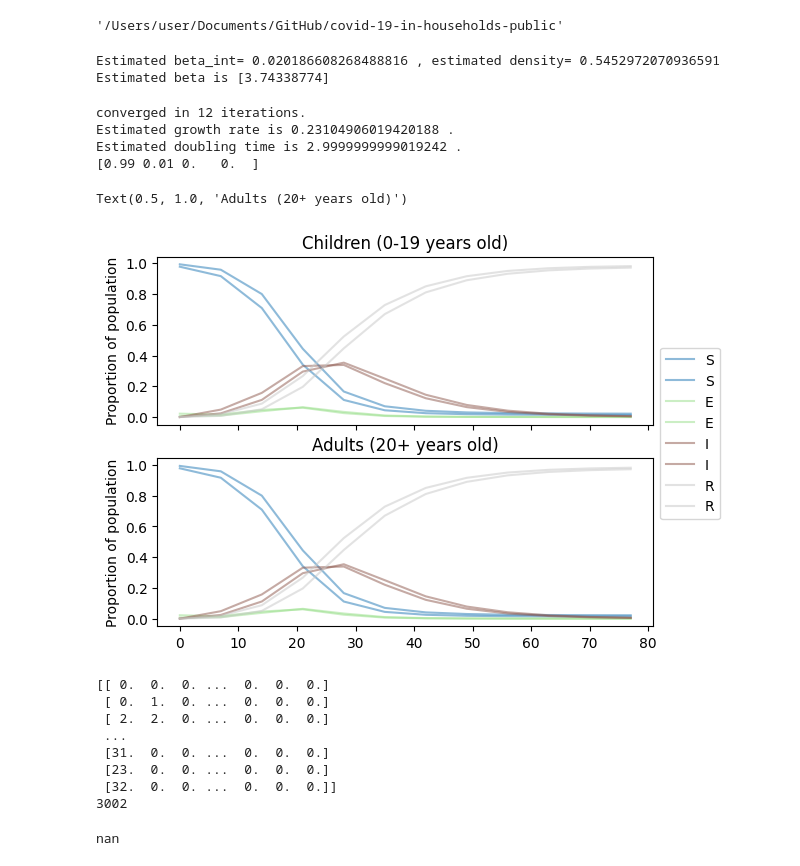
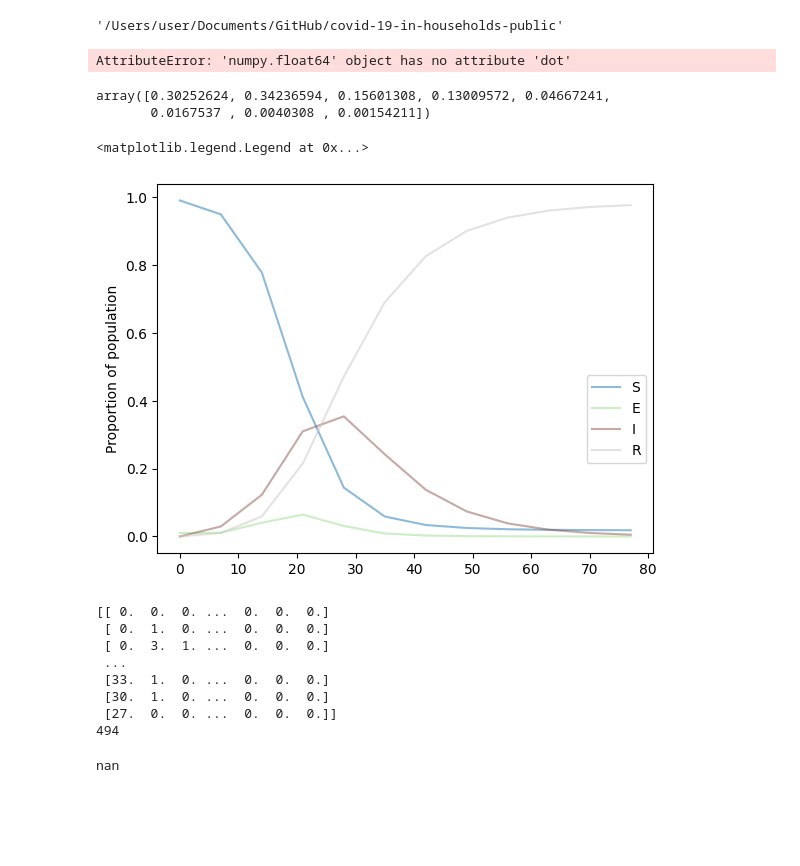
Before and after one commit to JBHilton/covid-19-in-households-public, a Jupyter notebook: examples/inference-from-testing/testing_with_modular_code.ipynb, the cells around one changed output. Saved outputs shown, nothing was run; the diff lists cells and outputs as text; code cells hidden in the pictures; blank space fills up the shorter version.

Commit message:
Changed inference example to single age class

```diff
--- a/examples/inference-from-testing/testing_with_modular_code.ipynb
+++ b/examples/inference-from-testing/testing_with_modular_code.ipynb
@@ -34,21 +34,21 @@ from model.imports import NoImportModel
 DOUBLING_TIME = 3
 growth_rate = log(2) / DOUBLING_TIME
 
-# List of observed household compositions
-composition_list = read_csv(
-    'inputs/eng_and_wales_adult_child_composition_list.csv',
-    header=0).to_numpy()
-# Proportion of households which are in each composition
 comp_dist = read_csv(
-    'inputs/eng_and_wales_adult_child_composition_dist.csv',
+    'inputs/england_hh_size_dist.csv',
     header=0).to_numpy().squeeze()
+max_hh_size = len(comp_dist)
+composition_list = np.atleast_2d(arange(1, max_hh_size+1)).T
+
+#comp_dist = array([1.])
+#composition_list = array([[1]])
 
 if isdir('outputs') is False:
     mkdir('outputs')
-if isdir('outputs/uk') is False:
-    mkdir('outputs/uk')
+if isdir('outputs/inference-from-testing') is False:
+    mkdir('outputs/inference-from-testing')
 
-SPEC = {**TWO_AGE_SEIR_SPEC_FOR_FITTING, **TWO_AGE_UK_SPEC}
+SPEC = {**SINGLE_AGE_SEIR_SPEC_FOR_FITTING, **SINGLE_AGE_UK_SPEC}
 model_input_to_fit = SEIRInput(SPEC, composition_list, comp_dist)
 household_population_to_fit = HouseholdPopulation(
     composition_list, comp_dist, model_input_to_fit)
@@ -57,7 +57,7 @@ beta_ext = estimate_beta_ext(household_population_to_fit, rhs_to_fit, growth_rat
 model_input = deepcopy(model_input_to_fit)
 model_input.k_ext *= beta_ext
 print('Estimated beta is',beta_ext)
-with open('outputs/uk/fitted_SEIR_input.pkl', 'wb') as f:
+with open('outputs/inference-from-testing/fitted_SEIR_input.pkl', 'wb') as f:
     dump(model_input, f)
 
 
@@ -65,7 +65,7 @@ with open('outputs/uk/fitted_SEIR_input.pkl', 'wb') as f:
 household_population = HouseholdPopulation(
     composition_list, comp_dist, model_input)
 
-rhs = SEIRRateEquations(model_input, household_population, NoImportModel(4,2))
+rhs = SEIRRateEquations(model_input, household_population, NoImportModel(4,1))
 
 r_est = estimate_growth_rate(household_population, rhs, [0.001, 5], 1e-9)
 
@@ -85,12 +85,12 @@ start_state = (1/model_input.ave_hh_size) * array([S0.sum(),
 tspan = (0.0, 365)
 print(start_state)
 # %% [output]
-Estimated beta_int= 0.020186608268488816 , estimated density= 0.5452972070936591
-Estimated beta is [3.74338774]
+AttributeError: 'numpy.float64' object has no attribute 'dot'
-converged in 12 iterations.
-Estimated growth rate is 0.23104906019420188 .
-Estimated doubling time is 2.9999999999019242 .
-[0.99 0.01 0.   0.  ]
+# %%
+comp_dist
+# %% [output]
+array([0.30252624, 0.34236594, 0.15601308, 0.13009572, 0.04667241,
+       0.0167537 , 0.0040308 , 0.00154211])
 # %%
 # Now set up evaluation time points and solve system:
 
@@ -109,35 +109,27 @@ R = H.T.dot(household_population.states[:, 3::4])
 # %%
 from matplotlib.pyplot import subplots
 from matplotlib.cm import get_cmap
 
 data_list = [S/model_input.ave_hh_by_class,
     E/model_input.ave_hh_by_class,
     I/model_input.ave_hh_by_class,
     R/model_input.ave_hh_by_class]
 
 lgd=['S','E','I','R']
 
-fig, (axis_C, axis_A) = subplots(2,1, sharex=True)
+fig, (axis) = subplots(1,1, sharex=True)
 
 cmap = get_cmap('tab20')
 alpha = 0.5
 for i in range(len(data_list)):
-    axis_C.plot(
+    axis.plot(
         time, data_list[i], label=lgd[i],
         color=cmap(i/len(data_list)), alpha=alpha)
-axis_C.set_ylabel('Proportion of population')
-axis_C.set_title('Children (0-19 years old)')
-axis_C.legend(ncol=1, bbox_to_anchor=(1,0.50))
-
-for i in range(len(data_list)):
-    axis_A.plot(
-        time, data_list[i], label=lgd[i],
-        color=cmap(i/len(data_list)), alpha=alpha)
-axis_A.set_ylabel('Proportion of population')
-axis_A.set_title('Adults (20+ years old)')
+axis.set_ylabel('Proportion of population')
+axis.legend(ncol=1, bbox_to_anchor=(1,0.50))
 # %% [output]
-Text(0.5, 1.0, 'Adults (20+ years old)')
+<matplotlib.legend.Legend at 0x...>
-[figure, old version]
+[figure, new version]
 # %%
 H[H<0.0] = 0.0
 # %%
@@ -153,12 +145,12 @@ print(len(np.where(sum(z,1)>0)[0]))
 # %% [output]
 [[ 0.  0.  0. ...  0.  0.  0.]
  [ 0.  1.  0. ...  0.  0.  0.]
- [ 2.  2.  0. ...  0.  0.  0.]
+ [ 0.  3.  1. ...  0.  0.  0.]
  ...
- [31.  0.  0. ...  0.  0.  0.]
- [23.  0.  0. ...  0.  0.  0.]
- [32.  0.  0. ...  0.  0.  0.]]
-3002
+ [33.  1.  0. ...  0.  0.  0.]
+ [30.  1.  0. ...  0.  0.  0.]
+ [27.  0.  0. ...  0.  0.  0.]]
+494
 # %%
 pp = H
 # %%
```
Also changed, not shown: parts of 3 cells of this notebook.
